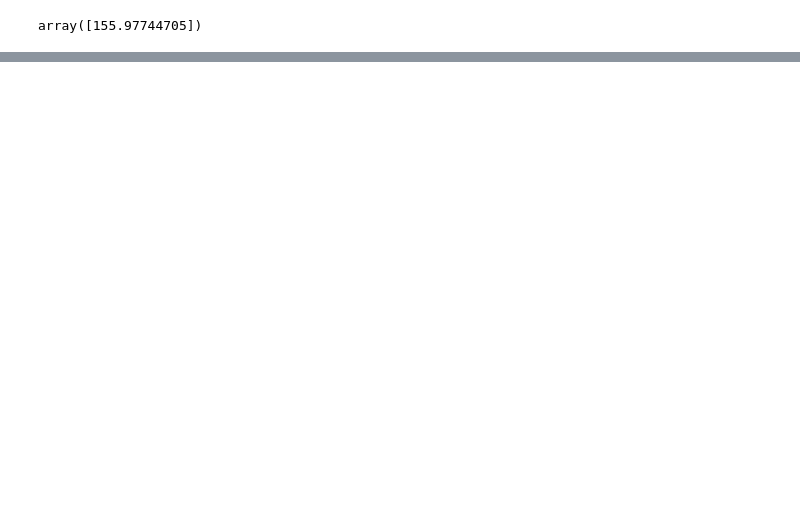
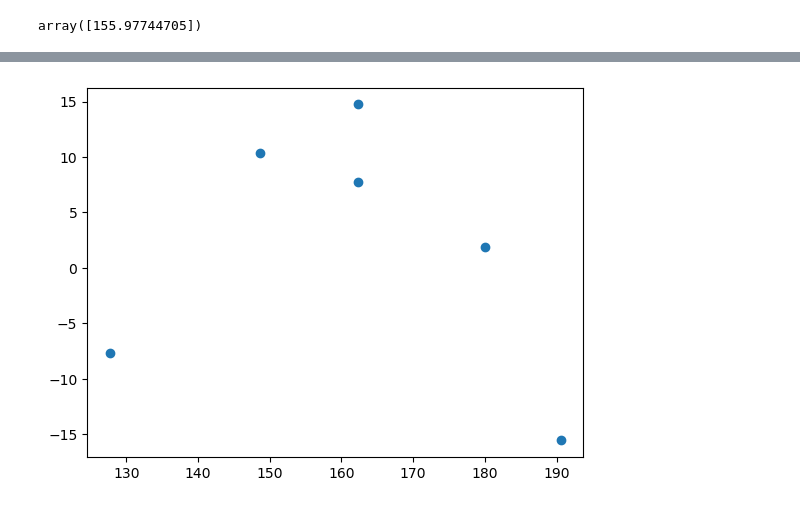
Before and after one commit to Archies-Singh/Linear-Regression, a Jupyter notebook: simple_linear_regression.ipynb, the cells around one changed output, grey strips where cells are left out. Cells and saved outputs as stored; diff of their text form; code cells hidden in the pictures; blank space fills up the shorter version.

```diff
--- a/simple_linear_regression.ipynb
+++ b/simple_linear_regression.ipynb
@@ -196,0 +221,6 @@ array([155.97744705])
+# %%
+## Scatter plot with respect to prediction and residuals
+plt.scatter(Y_pred,residuals)
+plt.show()
+# %% [output]
+[figure, added]
```
Also changed, not shown: parts of 4 cells of this notebook.
